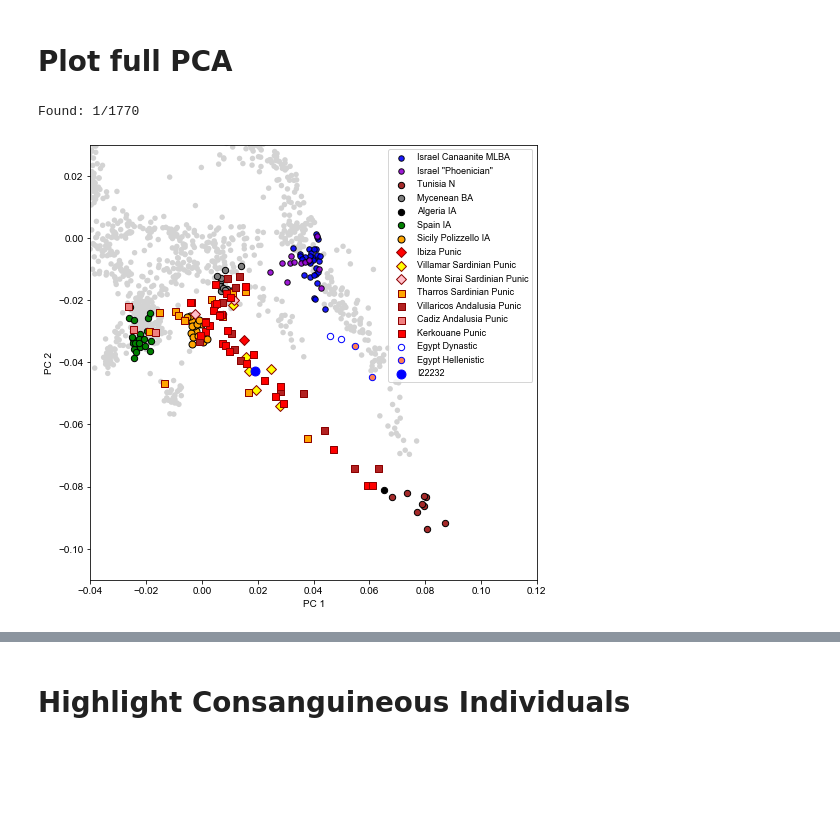
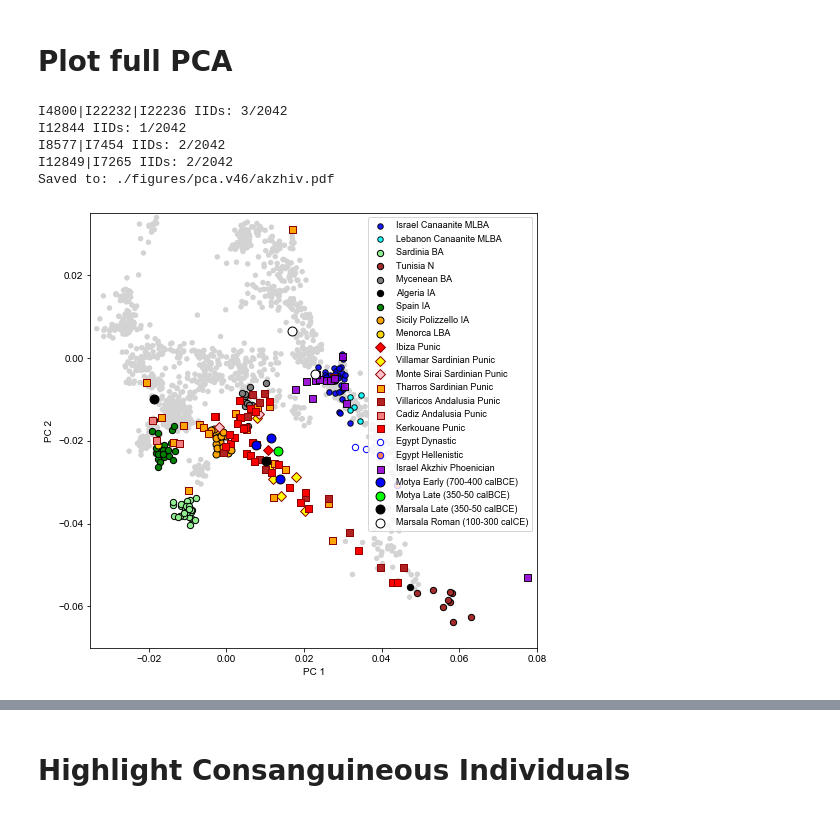
Before and after one commit to hringbauer/punic_aDNA, a Jupyter notebook: notebooks/pca/plot_pca.ipynb, the cells around one changed output, grey strips where cells are left out. Cells and saved outputs as stored; diff of their text form; code cells hidden in the pictures; blank space fills up the shorter version.

```diff
--- a/notebooks/pca/plot_pca.ipynb
+++ b/notebooks/pca/plot_pca.ipynb
@@ -132,31 +135,32 @@ Name: pop, dtype: int64
 # %%
 df_ho = get_sub_pops_exact(df, pop_list=["construct_WE_NA_PCA"])
 df_is = get_sub_pops_exact(df, pop_list=["Israel_MLBA"])
-#df_le = get_sub_pops_exact(df, pop_list=["Lebanon_MB"])
-df_isp = get_sub_pops_exact(df, pop_list=["Israel_Phoenician"])
+df_le = get_sub_pops_exact(df, pop_list=["Lebanon_MBA.SG"])
+#df_isp = get_sub_pops_exact(df, pop_list=["Israel_Phoenician"])
+df_isp = get_sub_pops(df, pop_list=["Israel_Phoenician"])
 
-df_sard = get_sub_pops_exact(df, pop_list=["Italy_Sardinia_Punic"])
-#df_sard_ba = get_sub_pops_exact(df, pop_list=["Italy_Sardinia_EBA","Italy_Sardinia_BA_Nuragic"])
+df_sard = get_sub_pops(df, pop_list=["Italy_Sardinia_Punic"])
+df_sard_ba = get_sub_pops_exact(df, pop_list=["Italy_Sardinia_EBA","Italy_Sardinia_BA_Nuragic"])
 
-df_tun = get_sub_pops_exact(df, pop_list=["Tunisia_N"])
+df_tun = get_sub_pops(df, pop_list=["Tunisia_N"])
 df_vil = get_sub_iid(df, ["VIL"])
 df_msr = get_sub_iid(df, ["MSR"])
 
 df_cad = get_sub_iid(df, ["I12517|I15434|I8135"])
 
 df_greek = get_sub_pops_exact(df, pop_list=["Greece_BA_Mycenaean"])
-df_alg = get_sub_pops_exact(df, pop_list=["Algeria_IA"])
+df_alg = get_sub_pops(df, pop_list=["Algeria_IA"])
 df_spain = get_sub_pops_exact(df, pop_list=["Spain_IA"])
 
 df_vill = get_sub_pops(df, pop_list=["Villaricos"], pop_col="loc")
-df_ib = get_sub_pops_exact(df, ["Ibiza_Punic.SG"])
+df_ib = get_sub_pops(df, ["Ibiza_Punic"])
 #df_sic = get_sub_pops_exact(df, ["Italy_Phoenician_Sicily"])
-df_sic2 = get_sub_pops_exact(df, ["Italy_Sicily_Punic"])
+df_sic2 = get_sub_pops(df, ["Italy_Sicily_Punic"])
 df_sic_ia = get_sub_pops_exact(df, ["Italy_Sicily_IA_Polizzello"])
 df_sic_him = get_sub_pops(df, ["Sicily_Himera"])
 
 df_eg_hell = get_sub_pops(df, ["Egypt_Hellenistic"])
 df_eg_dyn = get_sub_pops(df, ["Egypt_Dynastic"])
-#df_meno = get_sub_pops(df, ["Menorca"])
+df_meno = get_sub_pops(df, ["Menorca"])
 df_kerk = get_sub_pops(df, ["Tunisia_Pun"])
 # %% [output]
@@ -244,18 +271,19 @@ Found: 1132/1770
 # Plot full PCA
 # %%
 #savepath="./figures/pca/west_med_punic_pca.pdf"
-savepath="./figures/pca.v46/west_med_punic_pca.pdf"
-savepath=""
+#savepath="./figures/pca.v46/west_med_punic_pca.pdf"
+savepath="./figures/pca.v46/akzhiv.pdf"
+#savepath=""
 
 plt.figure(figsize=(8,8))
 ax = plt.gca()
 
 plot_pca_ho(ax, df_ho, c="lightgray", text=False)
 plot_pca(ax, df_is, c="blue", legend="Israel Canaanite MLBA", ec="k", alpha=0.9)
-#plot_pca(ax, df_le, c="aqua", legend="Lebanon Canaanite MLBA", ec="k", alpha=0.9)
-plot_pca(ax, df_isp, c="darkviolet", legend="Israel \"Phoenician\"", ec="k", alpha=0.9)
+plot_pca(ax, df_le, c="aqua", legend="Lebanon Canaanite MLBA", ec="k", alpha=0.9)
+
 ### Plot the Sardinian Samples
-#plot_pca(ax, df_sard_ba, c="lightgreen", legend="Sardinia BA", ec="k", s=40)
+plot_pca(ax, df_sard_ba, c="lightgreen", legend="Sardinia BA", ec="k", s=40)
 plot_pca(ax, df_tun, c="brown", legend="Tunisia N", ec="k", s=40)
 plot_pca(ax, df_greek, c="gray", legend="Mycenean BA", ec="k", s=40)
 
@@ -265,7 +293,7 @@ plot_pca(ax, df_spain, c="green", legend="Spain IA", s=40, ec="k")
 plot_pca(ax, df_sic_ia, c="orange", legend="Sicily Polizzello IA", s=49, ec="k")
 
 
-#plot_pca(ax, df_meno, c="gold", legend="Menorca LBA", ec="k", s=49)
+plot_pca(ax, df_meno, c="gold", legend="Menorca LBA", ec="k", s=49)
 
 plot_pca(ax, df_ib, c="red", legend="Ibiza Punic", ec="darkred", s=49, marker="D")
 
@@ -276,36 +304,52 @@ plot_pca(ax, df_sard, c="orange", legend="Tharros Sardinian Punic", ec="darkred"
 
 plot_pca(ax, df_vill, c="firebrick", legend="Villaricos Andalusia Punic", ec="darkred", s=49, marker="s", text=False)
 plot_pca(ax, df_cad, c="lightcoral", legend="Cadiz Andalusia Punic", ec="darkred", s=49, marker="s", text=False)
 
 plot_pca(ax, df_kerk, c="red", legend="Kerkouane Punic", ec="darkred", s=49, marker="s", text=False)
 
 plot_pca(ax, df_eg_dyn, c="w", legend="Egypt Dynastic", ec="blue", s=40, marker="o")
 plot_pca(ax, df_eg_hell, c="coral", legend="Egypt Hellenistic", ec="blue", s=40, marker="o")
 
+plot_pca(ax, df_isp, c="darkviolet", legend="Israel Akzhiv Phoenician", ec="k", s=49, marker="s", alpha=0.9)
+
 #plot_pca(ax, df_sic, c="w", legend="Sicilly Punic", ec="blue", s=70, marker="s")
 #plot_pca(ax, df_sic2, c="coral", legend="Sicilly Punic2", ec="blue", s=70, marker="s")
 #plot_pca(ax, df_sic_him, c="red", legend="Sicily Himera", s=90, marker="o", ec="k")
 
 #plot_pca(ax, df_sic, c="k", legend="Sicilly Punic", ec="blue", s=70, marker=">")
 #plot_pca(ax, df_sic2, c="coral", legend="Sicilly Punic2", ec="blue", s=70, marker=">")
 
 
-df_iid = get_sub_iid(df, ["I22232"])
-plot_pca(ax, df_iid, c="blue", legend="I22232", ec="blue", s=80, marker="o")
+df_iid = get_sub_iid(df, ["I4800", "I22232", "I22236"])
+plot_pca(ax, df_iid, c="blue", legend="Motya Early (700-400 calBCE)", ec="k", s=80, marker="o")
+
+df_iid = get_sub_iid(df, ["I12844"])
+plot_pca(ax, df_iid, c="lime", legend="Motya Late (350-50 calBCE)", ec="k", s=80, marker="o")
+
+df_iid = get_sub_iid(df, ["I8577|I7454"])
+plot_pca(ax, df_iid, c="black", legend="Marsala Late (350-50 calBCE)", ec="k", s=80, marker="o")
+
+df_iid = get_sub_iid(df, ["I12849|I7265"])
+plot_pca(ax, df_iid, c="white", legend="Marsala Roman (100-300 calCE)", ec="k", s=80, marker="o")
+
 
 
 ax.legend(loc="upper right", fontsize=9)
 ax.set_xlabel("PC 1")
 ax.set_ylabel("PC 2")
-ax.set_xlim([-0.04,0.12])
-ax.set_ylim([-0.11,0.03])
+ax.set_xlim([-0.035,0.08])
+ax.set_ylim([-0.07,0.035])
 
 if len(savepath) > 0:
     plt.savefig(savepath, bbox_inches = 'tight',
                 pad_inches = 0, dpi=600)
     print(f"Saved to: {savepath}")
 
 plt.show()
 # %% [output]
-Found: 1/1770
+I4800|I22232|I22236 IIDs: 3/2042
+I12844 IIDs: 1/2042
+I8577|I7454 IIDs: 2/2042
+I12849|I7265 IIDs: 2/2042
+Saved to: ./figures/pca.v46/akzhiv.pdf
-[figure, old version]
+[figure, new version]
```
Also changed, not shown: parts of 23 cells of this notebook, 2 other files.
